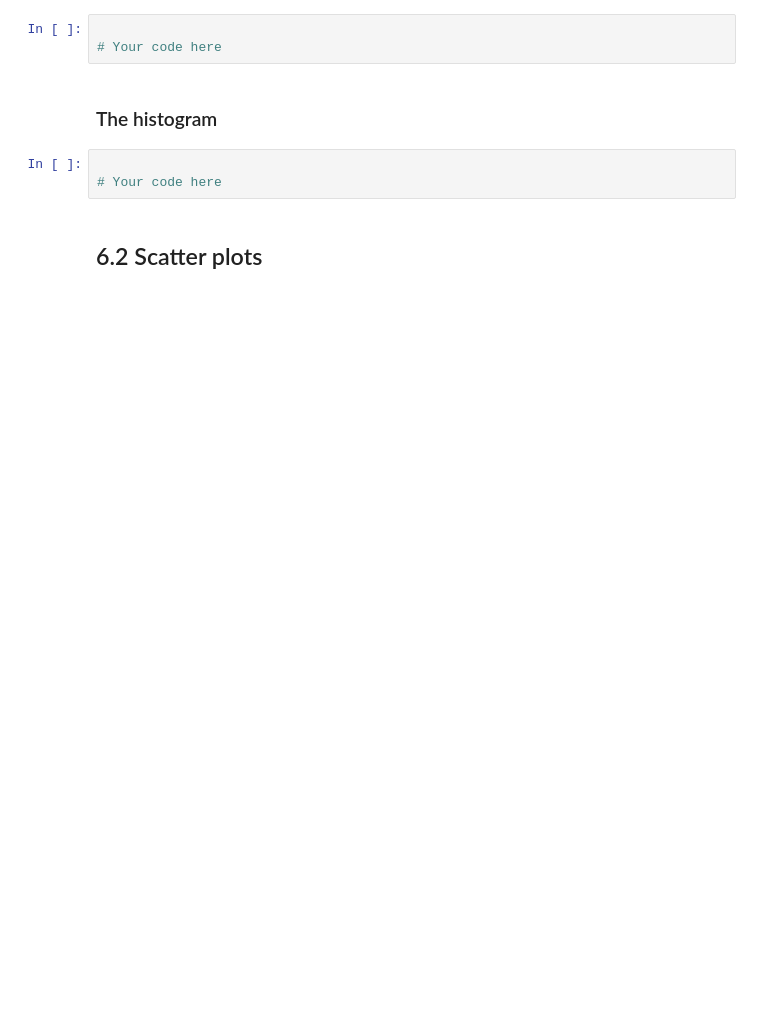
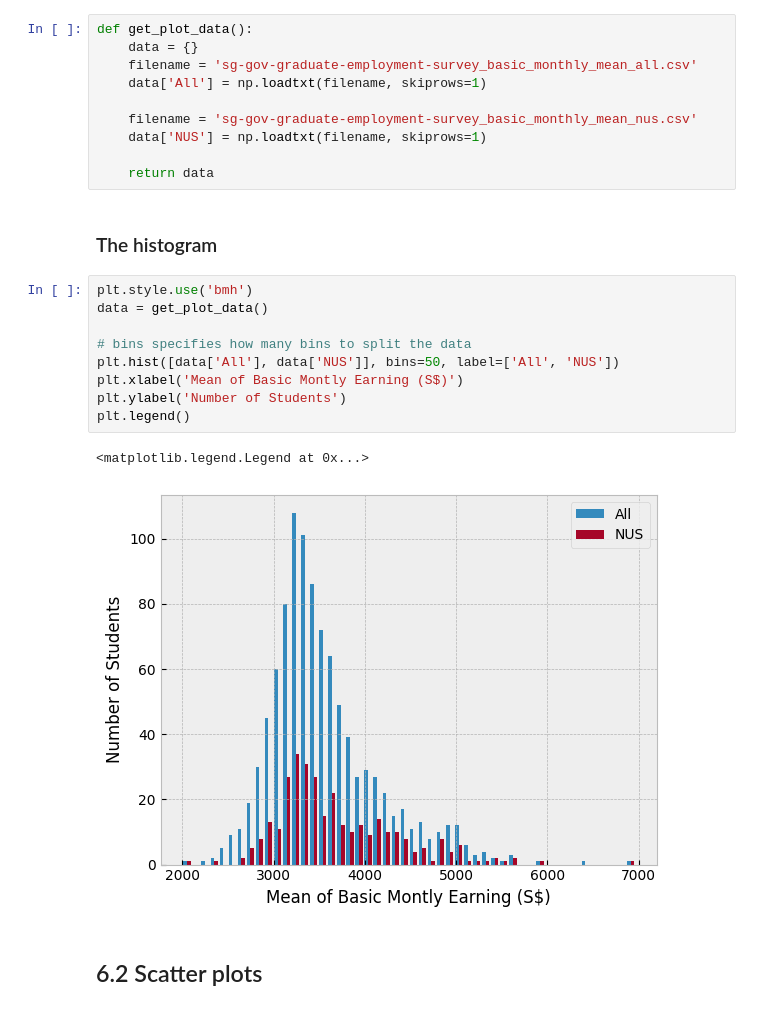
Before and after one commit to SPS-SP2273/learning-portfolio-joannejyyy, a Jupyter notebook: 7.1_plotting/plotting_(good).ipynb, the cells around one changed output. Drawn from its saved outputs; the diff is of its cells as text; blank space fills up the shorter version.

```diff
--- a/7.1_plotting/plotting_(good).ipynb
+++ b/7.1_plotting/plotting_(good).ipynb
@@ -134,12 +178,28 @@ SyntaxError: invalid syntax. Maybe you meant '==' or ':=' instead of '='? (22620
 # %% [markdown]
 ### A quick helper function
 # %%
+def get_plot_data():
+    data = {}
+    filename = 'sg-gov-graduate-employment-survey_basic_monthly_mean_all.csv'
+    data['All'] = np.loadtxt(filename, skiprows=1)
 
-# Your code here
+    filename = 'sg-gov-graduate-employment-survey_basic_monthly_mean_nus.csv'
+    data['NUS'] = np.loadtxt(filename, skiprows=1)
+
+    return data
 # %% [markdown]
 ### The histogram
 # %%
+plt.style.use('bmh')
+data = get_plot_data()
 
-# Your code here
+# bins specifies how many bins to split the data
+plt.hist([data['All'], data['NUS']], bins=50, label=['All', 'NUS'])
+plt.xlabel('Mean of Basic Montly Earning (S$)')
+plt.ylabel('Number of Students')
+plt.legend()
+# %% [output]
+<matplotlib.legend.Legend at 0x...>
+[figure, added]
 # %% [markdown]
 ## 6.2 Scatter plots
```
Also changed, not shown: parts of 9 cells of this notebook, 5 other files.
